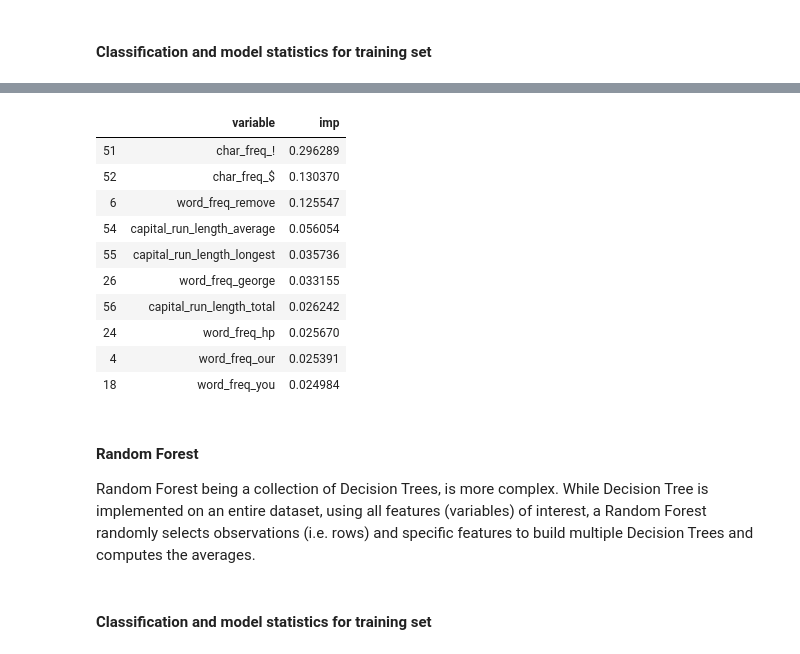
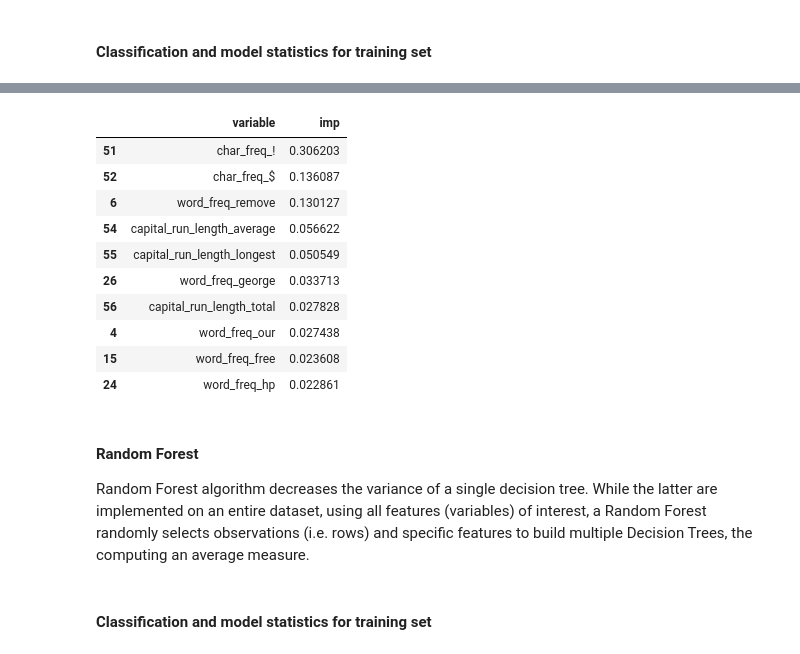
Before and after one commit to benhorvath/web_analytics, a Jupyter notebook: week9/Assignment9.ipynb, the cells around one changed output, grey strips where cells are left out. Saved outputs shown, nothing was run; the diff lists cells and outputs as text; code cells hidden in the pictures.

```diff
--- a/week9/Assignment9.ipynb
+++ b/week9/Assignment9.ipynb
@@ -179,4 +149,2 @@ First, we'll classify using decision tree, where each node represents data, whet
-# %%
-tree = tree.DecisionTreeClassifier(criterion = "entropy", random_state = 88)
 # %% [markdown]
 #### Classification and model statistics for training set
@@ -183,8 +153,3 @@ tree = tree.DecisionTreeClassifier(criterion = "entropy", random_state = 88)
 # %%
 train_class = train_set['spamclass']
 train_vars = train_set.drop(labels = 'spamclass', axis = 1)
-
-tree_fit = tree.fit(train_vars, train_class)
-
-tree_train = tree_fit.predict(train_vars)
-cm = func_confusion_matrix(train_class, tree_train)
@@ -226,0 +158,21 @@ weighted avg       0.95      0.95      0.95       690
+# %%
+from sklearn.metrics import recall_score, make_scorer
+
+recall_scorer = make_scorer(recall_score)
+
+param_grid = {'criterion': ['gini', 'entropy'],
+              'max_depth': [2, 5, 10, 15, 25, 30],
+              'min_samples_split': [10, 20, 50, 100]}
+
+dt = tree.DecisionTreeClassifier()
+
+# Instantiate grid search and tell it to maximize recall
+dt_cv = GridSearchCV(dt, param_grid, cv=10, scoring=recall_scorer)
+
+# Fit it to the data, and get info about the best model
+dt_cv.fit(train_vars, train_class)
+print(dt_cv.best_params_)
+
+# Evaluate
+dt_train = dt_cv.predict(train_vars)
+func_confusion_matrix(train_class, dt_train)
@@ -248,22 +235,23 @@ weighted avg       0.92      0.92      0.92       691
 # %%
 def func_arrange_feature_by_importance(fit, vars):
     df = {'variable': pd.Series(vars.columns.values), 'imp': pd.Series(fit.feature_importances_)}
     return pd.DataFrame(df, columns=['variable','imp']).sort_values(['imp'], ascending=0).head(10)
 
-func_arrange_feature_by_importance(tree_fit, test_vars)
+# use best_estimator_ to access the best performaing cross validated model
+func_arrange_feature_by_importance(dt_cv.best_estimator_, test_vars)
 # %% [output]
 |  | variable | imp |
-| 51 | char_freq_! | 0.296289 |
-| 52 | char_freq_$ | 0.130370 |
-| 6 | word_freq_remove | 0.125547 |
-| 54 | capital_run_length_average | 0.056054 |
-| 55 | capital_run_length_longest | 0.035736 |
-| 26 | word_freq_george | 0.033155 |
-| 56 | capital_run_length_total | 0.026242 |
-| 24 | word_freq_hp | 0.025670 |
-| 4 | word_freq_our | 0.025391 |
-| 18 | word_freq_you | 0.024984 |
+| 51 | char_freq_! | 0.306203 |
+| 52 | char_freq_$ | 0.136087 |
+| 6 | word_freq_remove | 0.130127 |
+| 54 | capital_run_length_average | 0.056622 |
+| 55 | capital_run_length_longest | 0.050549 |
+| 26 | word_freq_george | 0.033713 |
+| 56 | capital_run_length_total | 0.027828 |
+| 4 | word_freq_our | 0.027438 |
+| 15 | word_freq_free | 0.023608 |
+| 24 | word_freq_hp | 0.022861 |
 # %% [markdown]
 #### Random Forest
 
-Random Forest being a collection of Decision Trees, is more complex. While Decision Tree is implemented on an entire dataset, using all features (variables) of interest, a Random Forest randomly selects observations (i.e. rows) and specific features to build multiple Decision Trees and computes the averages.
+Random Forest algorithm decreases the variance of a single decision tree. While the latter are implemented on an entire dataset, using all features (variables) of interest, a Random Forest randomly selects observations (i.e. rows) and specific features to build multiple Decision Trees, the computing an average measure.
```
Also changed, not shown: parts of 39 cells of this notebook.
